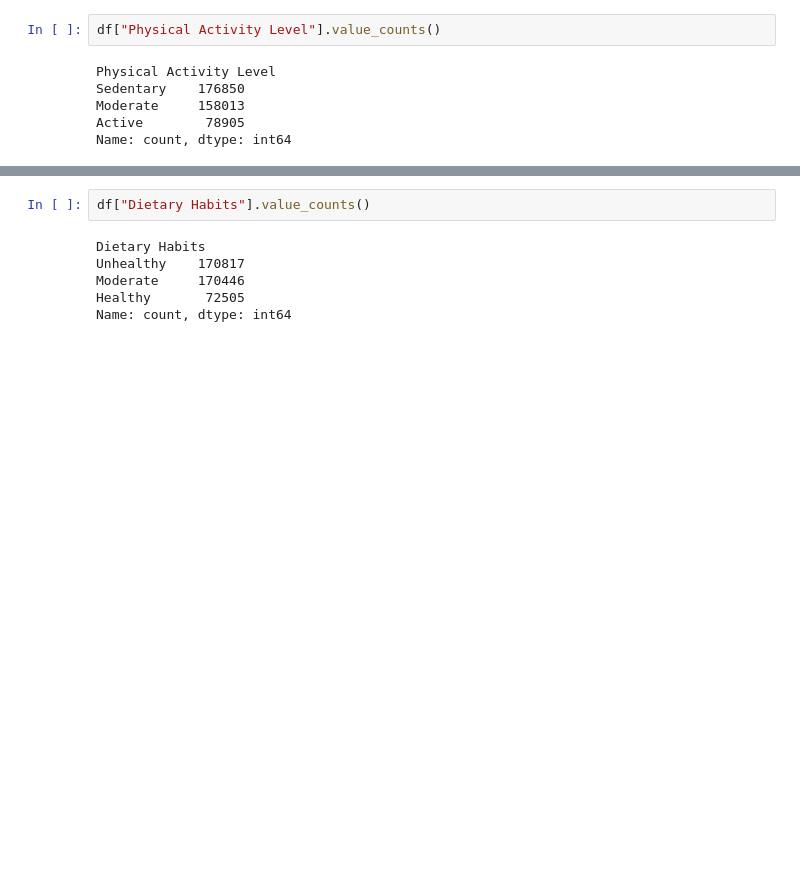
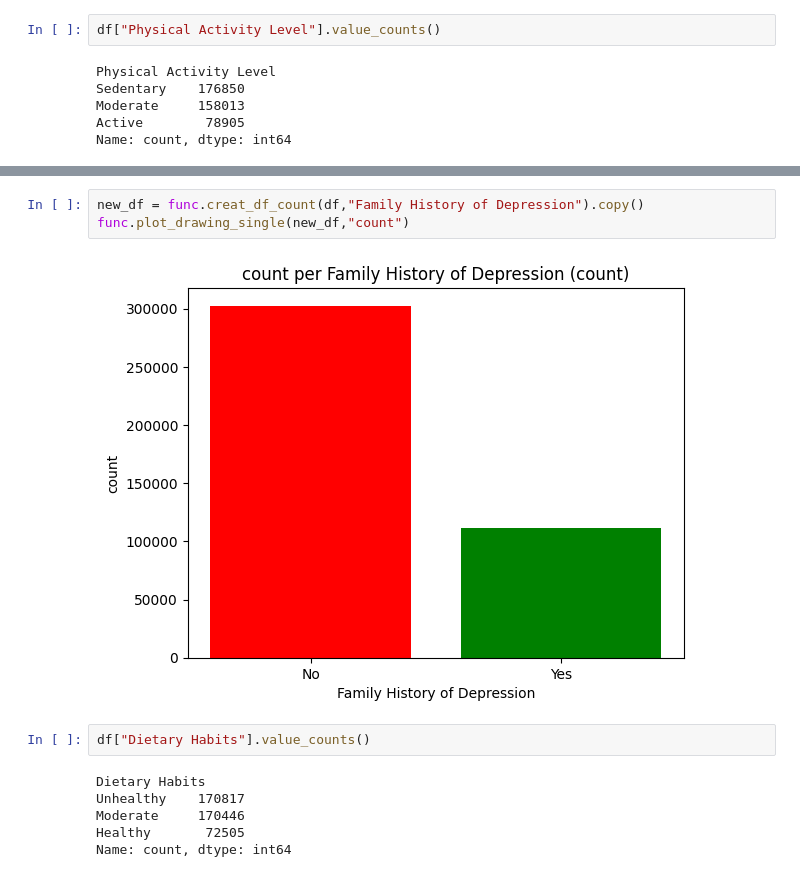
Before and after one commit to ShaQ90/week3_project, a Jupyter notebook: notebooks/data_testing_tiago.ipynb, the cells around one changed output, grey strips where cells are left out. Cells and saved outputs as stored; diff of their text form; blank space fills up the shorter version.

```diff
--- a/notebooks/data_testing_tiago.ipynb
+++ b/notebooks/data_testing_tiago.ipynb
@@ -37,6 +43,11 @@ Family History of Depression
 No     302515
 Yes    111253
 Name: count, dtype: int64
+# %%
+new_df = func.creat_df_count(df,"Family History of Depression").copy()
+func.plot_drawing_single(new_df,"count")
+# %% [output]
+[figure, added]
 # %%
 df["Dietary Habits"].value_counts()
 # %% [output]
```
Also changed, not shown: parts of 17 cells of this notebook, 17 other files.
